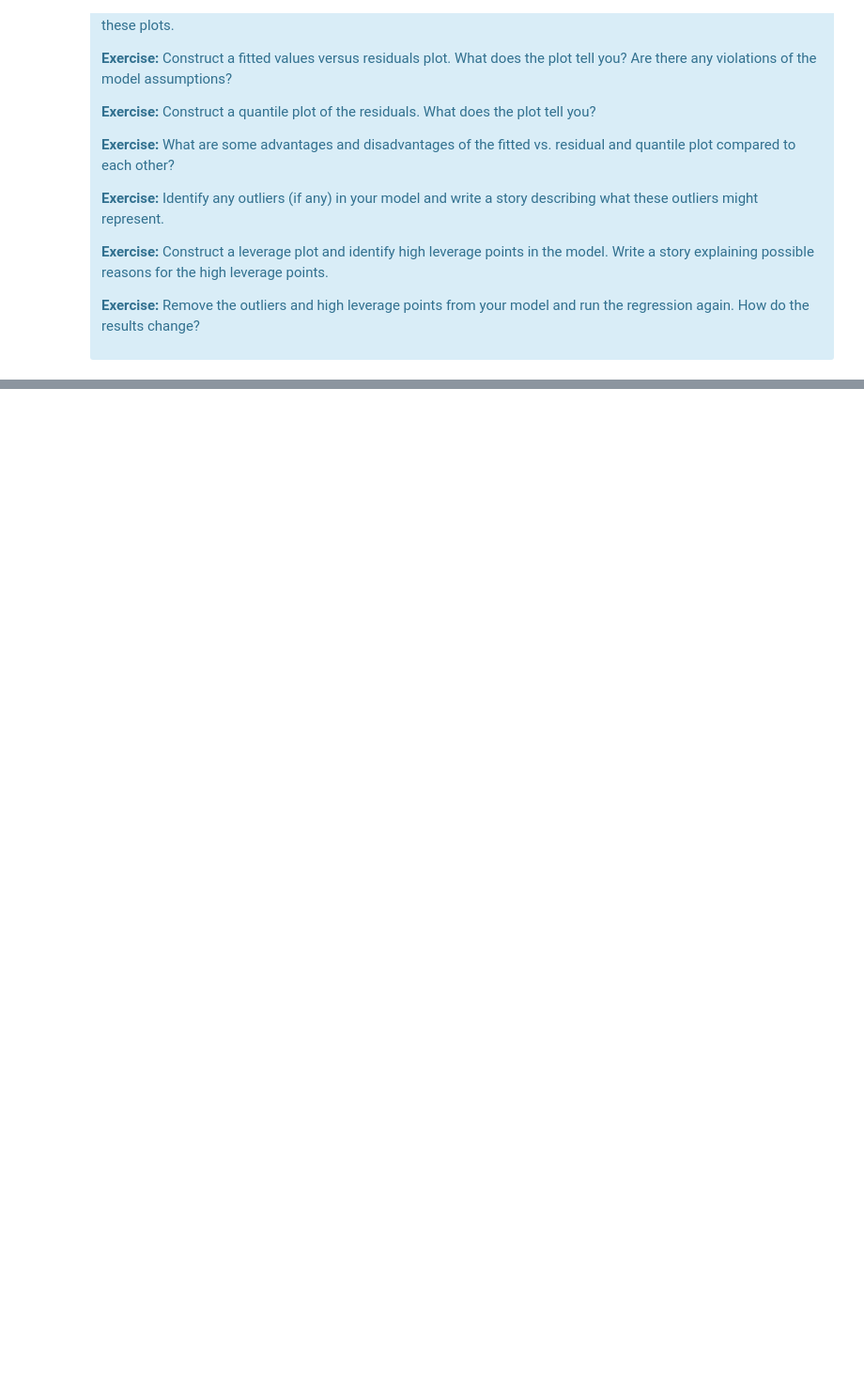
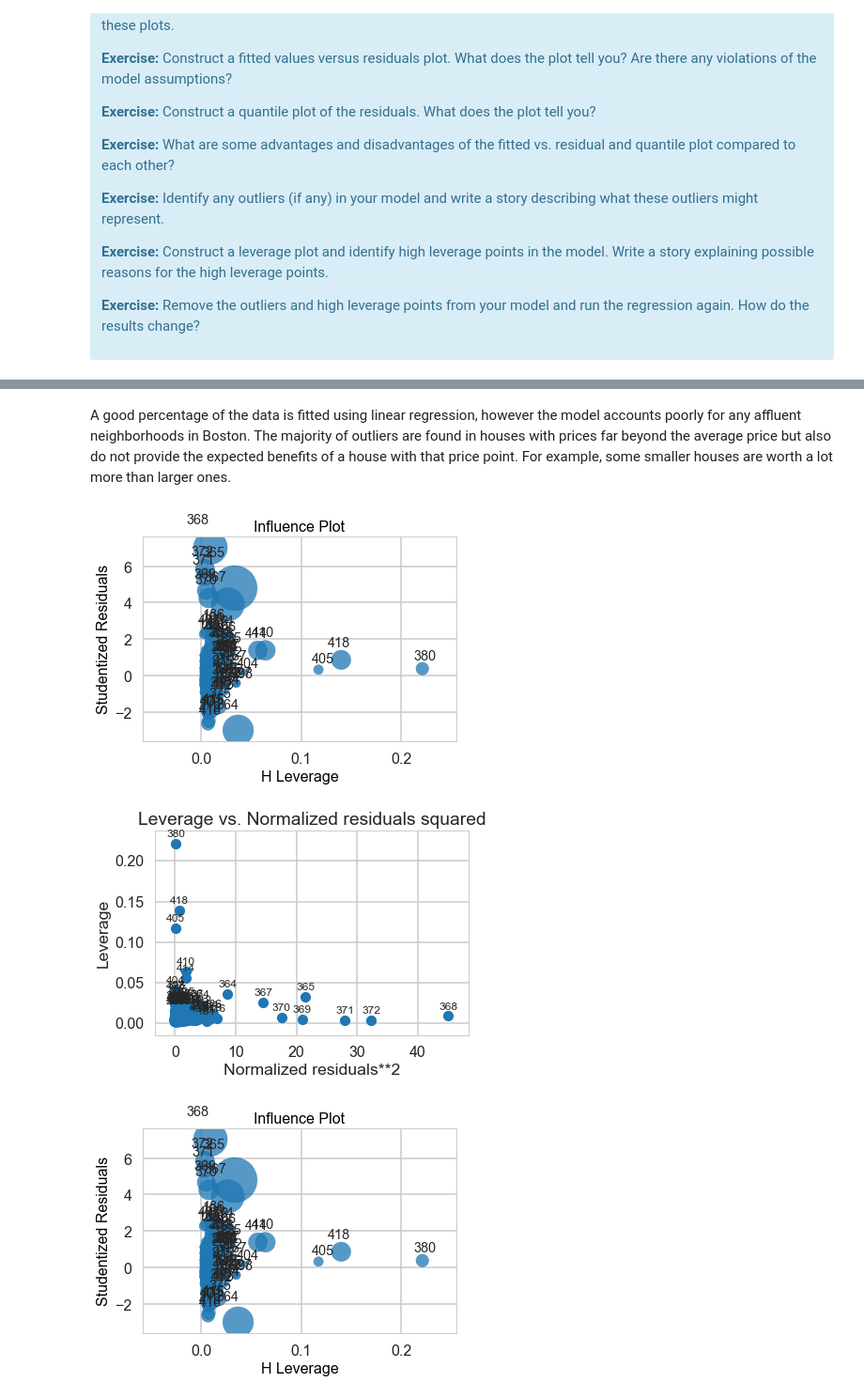
Before and after one commit to dc2629/Springboard_Projects, a Jupyter notebook: linear_regression/Mini_Project_Linear_Regression.ipynb, the cells around one changed output, grey strips where cells are left out. Shown: that part at 94% size. Cells and saved outputs as stored; diff of their text form; code cells hidden in the pictures; blank space fills up the shorter version.

```diff
--- a/linear_regression/Mini_Project_Linear_Regression.ipynb
+++ b/linear_regression/Mini_Project_Linear_Regression.ipynb
@@ -905,0 +952,11 @@ There are some other issues that are important investigate with linear regressio
+# %% [markdown]
+A good percentage of the data is fitted using linear regression, however the model accounts poorly for any affluent neighborhoods in Boston. The majority of outliers are found in houses with prices far beyond the average price but also do not provide the expected benefits of a house with that price point. For example, some smaller houses are worth a lot more than larger ones.
+# %%
+from statsmodels.graphics.regressionplots import *
+model = ols('PRICE ~ CRIM + RM + PTRATIO',bos).fit()
+plot_leverage_resid2(model)
+influence_plot(model)
+# %% [output]
+[figure, added]
+[figure, added]
+[figure, added]
```
Also changed, not shown: parts of 14 cells of this notebook.
